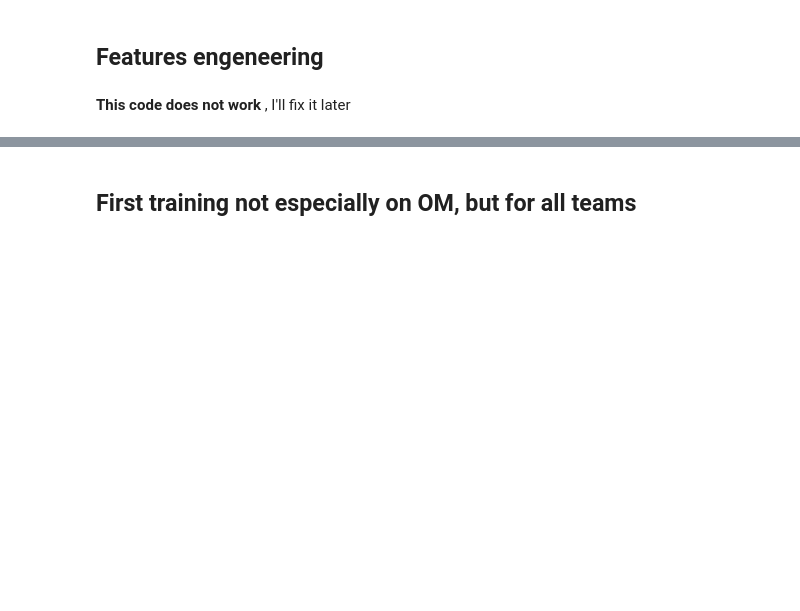
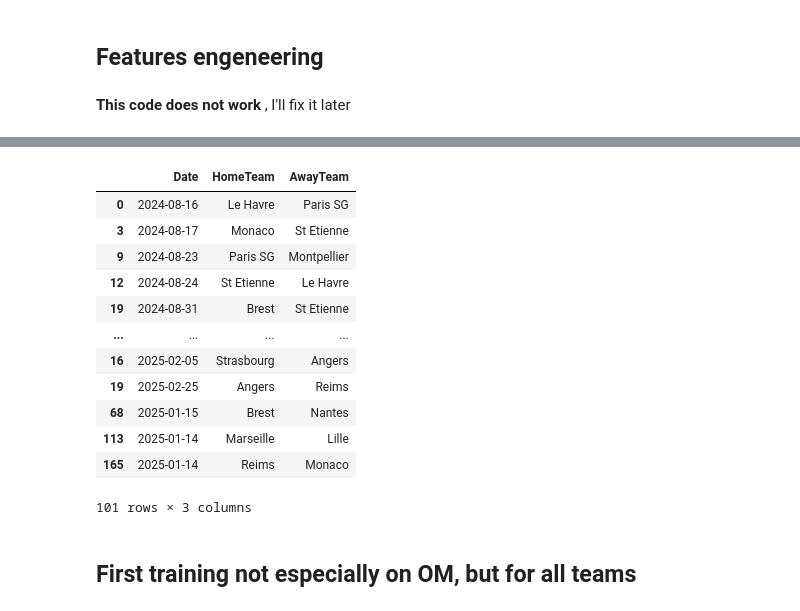
Before and after one commit to zeredbull1/Marseille_wins, a Jupyter notebook: main_notebook_Oli.ipynb, the cells around one changed output, grey strips where cells are left out. Saved outputs shown, nothing was run; the diff lists cells and outputs as text; code cells hidden in the pictures; blank space fills up the shorter version.

```diff
--- a/main_notebook_Oli.ipynb
+++ b/main_notebook_Oli.ipynb
@@ -244,13 +251,11 @@ matches_2024 = matches_2024.merge(
 # %%
 # adding the number of rest days for each team before game
-
-matches_2024.head()
 
 teams = [
     "Angers",
     "Auxerre",
     "Brest",
-    "Le-Havre",
+    "Le Havre",
     "Lens",
     "Lille",
     "Lyon",
@@ -259,10 +264,10 @@ teams = [
     "Montpellier",
     "Nantes",
     "Nice",
-    "Paris-Saint-Germain",
+    "Paris SG",
     "Reims",
     "Rennes",
-    "Saint-Etienne",
+    "St Etienne",
     "Strasbourg",
     "Toulouse"
 ]
@@ -324,6 +329,7 @@ for _, row in df_rest_days_all_teams.iterrows():
         # Mark this match as processed
         processed_matches.add(match_id)
 
-# Now match_df has the structure you want
-print(match_df.head())
+
+
+print(match_df.info())
 # %% [output]
@@ -403,0 +349,9 @@ KeyError: "None of [Index(['rest_days_Away'], dtype='object')] are in the [colum
+# %%
+# Merging datasets to have all interesting variables together
+match_df = match_df.rename(columns = {"date" : "Date", "home_team" : "HomeTeam", "away_team" : "AwayTeam"})
+match_df["Date"] = pd.to_datetime(match_df["Date"])
+matches_2024["Date"] = pd.to_datetime(matches_2024["Date"])
+
+matches_2024 = pd.merge(matches_2024, match_df, how = "left", on = ["Date", "HomeTeam", "AwayTeam"])
+
+matches_2024.info()
@@ -404,3 +378,30 @@ KeyError: "None of [Index(['rest_days_Away'], dtype='object')] are in the [colum
+# %%
+# matches_2024 has all the games
+match_df = match_df.rename(columns = {"date" : "Date", "home_team" : "HomeTeam", "away_team" : "AwayTeam"})
+match_df["Date"] = pd.to_datetime(match_df["Date"])
+matches_2024["Date"] = pd.to_datetime(matches_2024["Date"])
+
+
+df1 = matches_2024[["Date", "HomeTeam", "AwayTeam"]]
+df2 = match_df[["Date", "HomeTeam", "AwayTeam"]]
+
+combined = pd.concat([df1, df2])
+    # Keep only the rows that appear exactly once (not duplicated)
+combined[~combined.duplicated(keep=False)]
+# %% [output]
+|  | Date | HomeTeam | AwayTeam |
+| 0 | 2024-08-16 | Le Havre | Paris SG |
+| 3 | 2024-08-17 | Monaco | St Etienne |
+| 9 | 2024-08-23 | Paris SG | Montpellier |
+| 12 | 2024-08-24 | St Etienne | Le Havre |
+| 19 | 2024-08-31 | Brest | St Etienne |
+| ... | ... | ... | ... |
+| 16 | 2025-02-05 | Strasbourg | Angers |
+| 19 | 2025-02-25 | Angers | Reims |
+| 68 | 2025-01-15 | Brest | Nantes |
+| 113 | 2025-01-14 | Marseille | Lille |
+| 165 | 2025-01-14 | Reims | Monaco |
+101 rows × 3 columns
 # %% [markdown]
 ## First training not especially on OM, but for all teams
 # %% [markdown]
```
Also changed, not shown: parts of 7 cells of this notebook, 21 other files.
